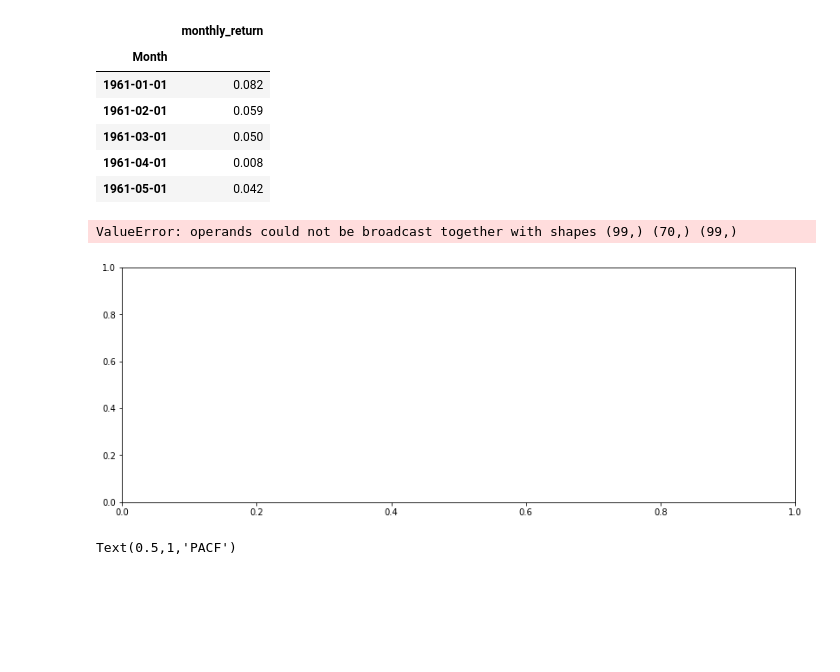
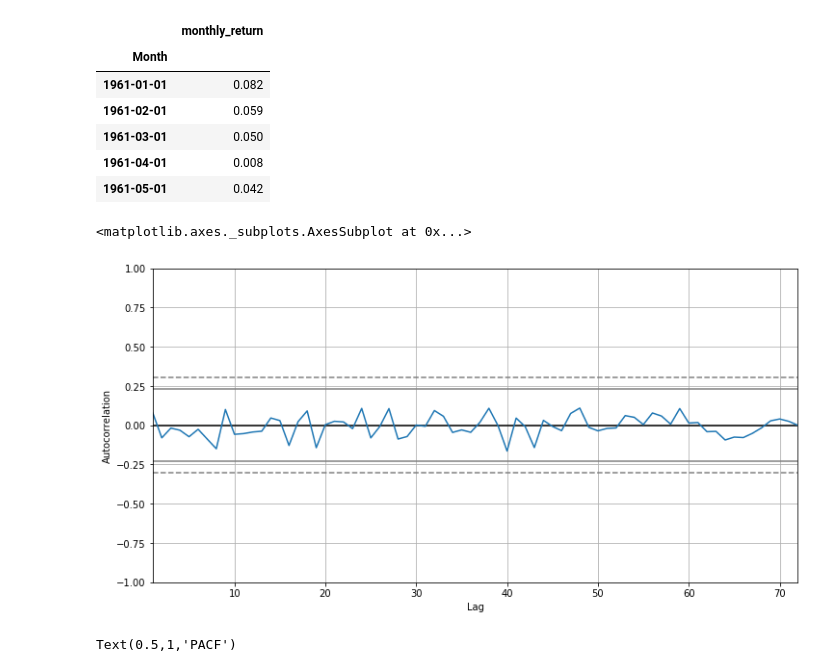
Before and after one commit to MissAle17/dsc-3-26-05-correlation-and-autocorrelation-in-time-series-lab-online-ds-sp-000, a Jupyter notebook: index.ipynb, the cells around one changed output. Saved outputs shown, nothing was run; the diff lists cells and outputs as text; code cells hidden in the pictures; blank space fills up the shorter version.

```diff
--- a/index.ipynb
+++ b/index.ipynb
@@ -268,12 +274,13 @@ nyse.head()
 | 1961-03-01 | 0.050 |
 | 1961-04-01 | 0.008 |
 | 1961-05-01 | 0.042 |
-# %%
-plot_acf(nyse, lags = 100);
-plt.title("ACF")
-# %% [output]
-ValueError: operands could not be broadcast together with shapes (99,) (70,) (99,)
-[figure, removed]
+# %%
+nyse.dropna(inplace=True)
+plt.figure(figsize=(12,6))
+pd.plotting.autocorrelation_plot(nyse)
+# %% [output]
+<matplotlib.axes._subplots.AxesSubplot at 0x...>
+[figure, added]
 # %%
 # your code here
 plot_pacf(nyse, lags = 100);
```
Also changed, not shown: parts of 3 cells of this notebook.
